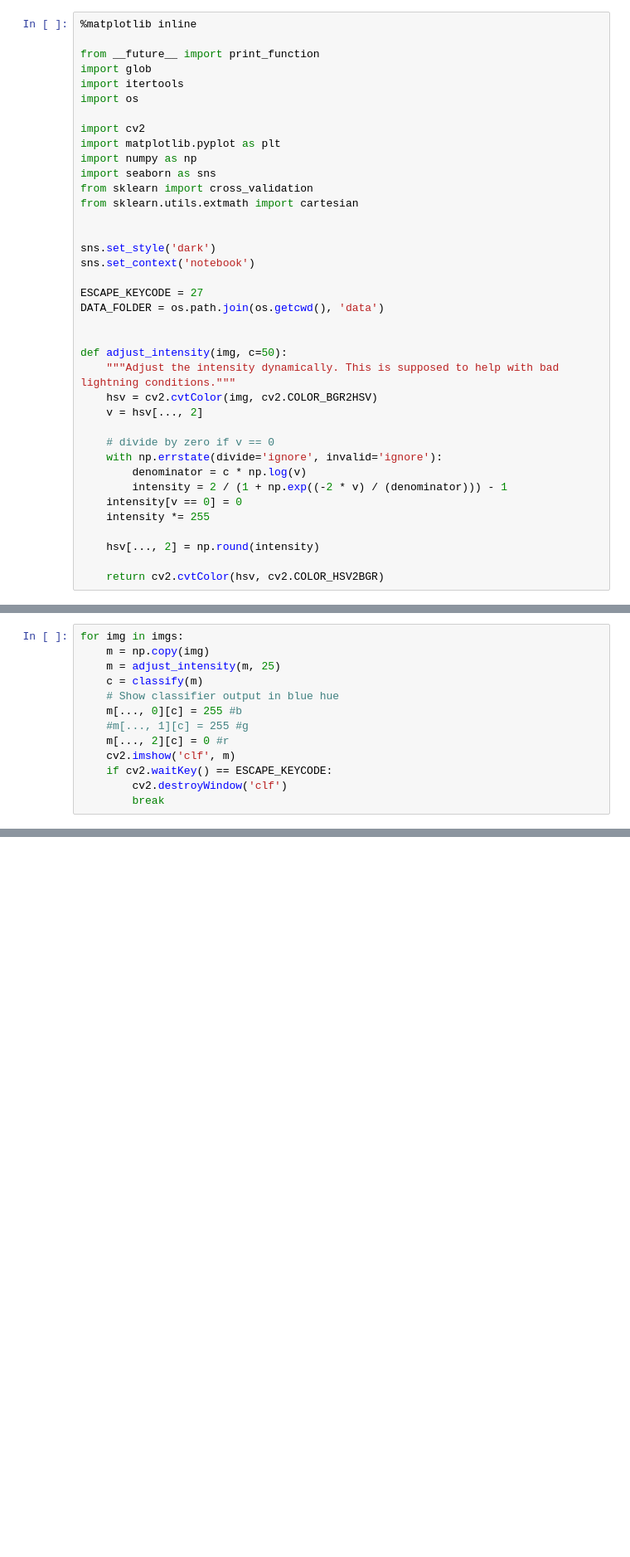
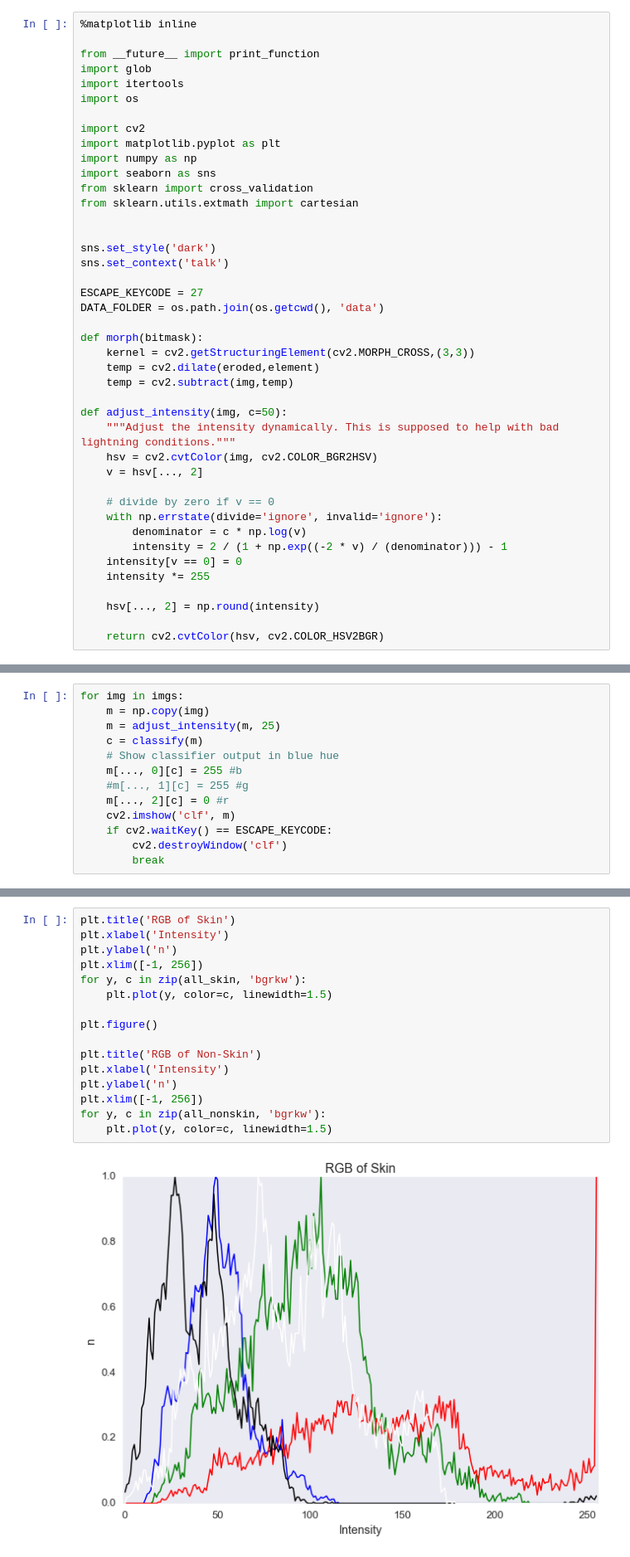
Before and after one commit to danielgeier/cvhci-team-ratonlaveur, a Jupyter notebook: A1/DempsterShafer.ipynb, the cells around one changed output, grey strips where cells are left out. Shown at 83% size. Cells and saved outputs as stored; diff of their text form; blank space fills up the shorter version.

```diff
--- a/A1/DempsterShafer.ipynb
+++ b/A1/DempsterShafer.ipynb
@@ -19,11 +19,15 @@ from sklearn.utils.extmath import cartesian
 
 
 sns.set_style('dark')
-sns.set_context('notebook')
+sns.set_context('talk')
 
 ESCAPE_KEYCODE = 27
 DATA_FOLDER = os.path.join(os.getcwd(), 'data')
 
+def morph(bitmask):
+    kernel = cv2.getStructuringElement(cv2.MORPH_CROSS,(3,3))
+    temp = cv2.dilate(eroded,element)
+    temp = cv2.subtract(img,temp)
 
 def adjust_intensity(img, c=50):
     """Adjust the intensity dynamically. This is supposed to help with bad lightning conditions."""
@@ -376,0 +403,18 @@ hist(X, y)
+# %%
+plt.title('RGB of Skin')
+plt.xlabel('Intensity')
+plt.ylabel('n')
+plt.xlim([-1, 256])
+for y, c in zip(all_skin, 'bgrkw'):
+    plt.plot(y, color=c, linewidth=1.5)
+
+plt.figure()
+
+plt.title('RGB of Non-Skin')
+plt.xlabel('Intensity')
+plt.ylabel('n')
+plt.xlim([-1, 256])
+for y, c in zip(all_nonskin, 'bgrkw'):
+    plt.plot(y, color=c, linewidth=1.5)
+# %% [output]
+[figure, added]
```
Also changed, not shown: parts of 6 cells of this notebook, 1 other file.
